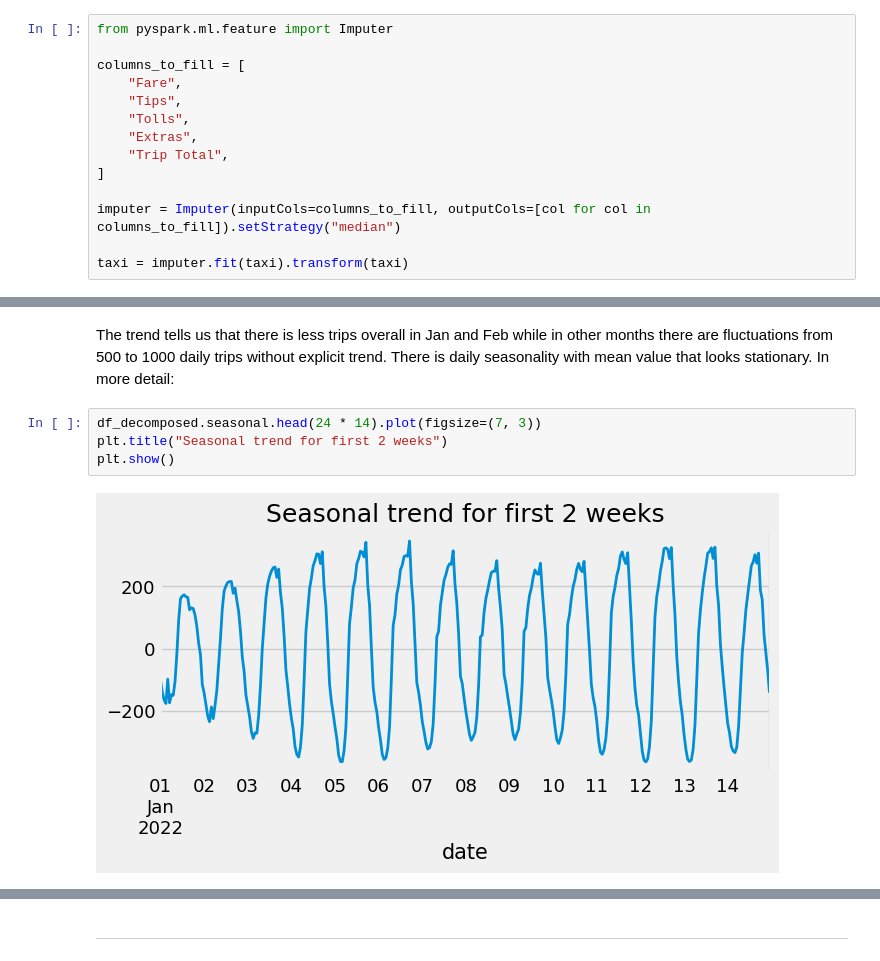
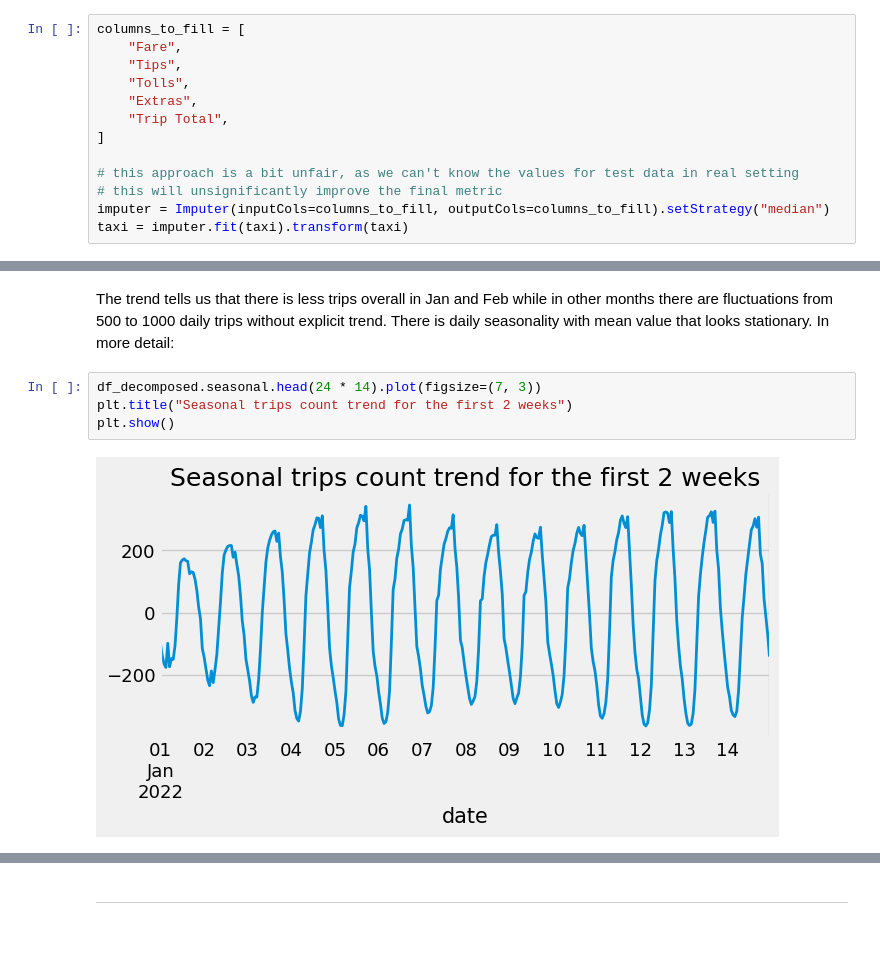
Before and after one commit to tmvfb/taxi-trips-predictions, a Jupyter notebook: notebook.ipynb, the cells around one changed output, grey strips where cells are left out. Drawn from its saved outputs; the diff is of its cells as text.

```diff
--- a/notebook.ipynb
+++ b/notebook.ipynb
@@ -230,8 +236,6 @@ taxi = taxi.fillna(max(max_pcm, max_dcm), subset=["Pickup Census Tract", "Dropof
 # %% [markdown]
 For money features, impute the missing values with median value in column.
 # %%
-from pyspark.ml.feature import Imputer
-
 columns_to_fill = [
     "Fare",
     "Tips",
@@ -240,8 +244,9 @@ columns_to_fill = [
     "Trip Total",
 ]
 
-imputer = Imputer(inputCols=columns_to_fill, outputCols=[col for col in columns_to_fill]).setStrategy("median")
-
+# this approach is a bit unfair, as we can't know the values for test data in real setting
+# this will unsignificantly improve the final metric
+imputer = Imputer(inputCols=columns_to_fill, outputCols=columns_to_fill).setStrategy("median")
 taxi = imputer.fit(taxi).transform(taxi)
 # %% [markdown]
 ### Aggregating non-time features
@@ -429,9 +437,9 @@ fig.set_figwidth(10)
 The trend tells us that there is less trips overall in Jan and Feb while in other months there are fluctuations from 500 to 1000 daily trips without explicit trend. There is daily seasonality with mean value that looks stationary. In more detail:
 # %%
 df_decomposed.seasonal.head(24 * 14).plot(figsize=(7, 3))
-plt.title("Seasonal trend for first 2 weeks")
+plt.title("Seasonal trips count trend for the first 2 weeks")
 plt.show()
 # %% [output]
-[figure, old version]
+[figure, new version]
 # %%
 df_decomposed.seasonal.head(2 * 24).plot(figsize=(7, 3))
```
Also changed, not shown: parts of 88 cells of this notebook, 4 other files.
